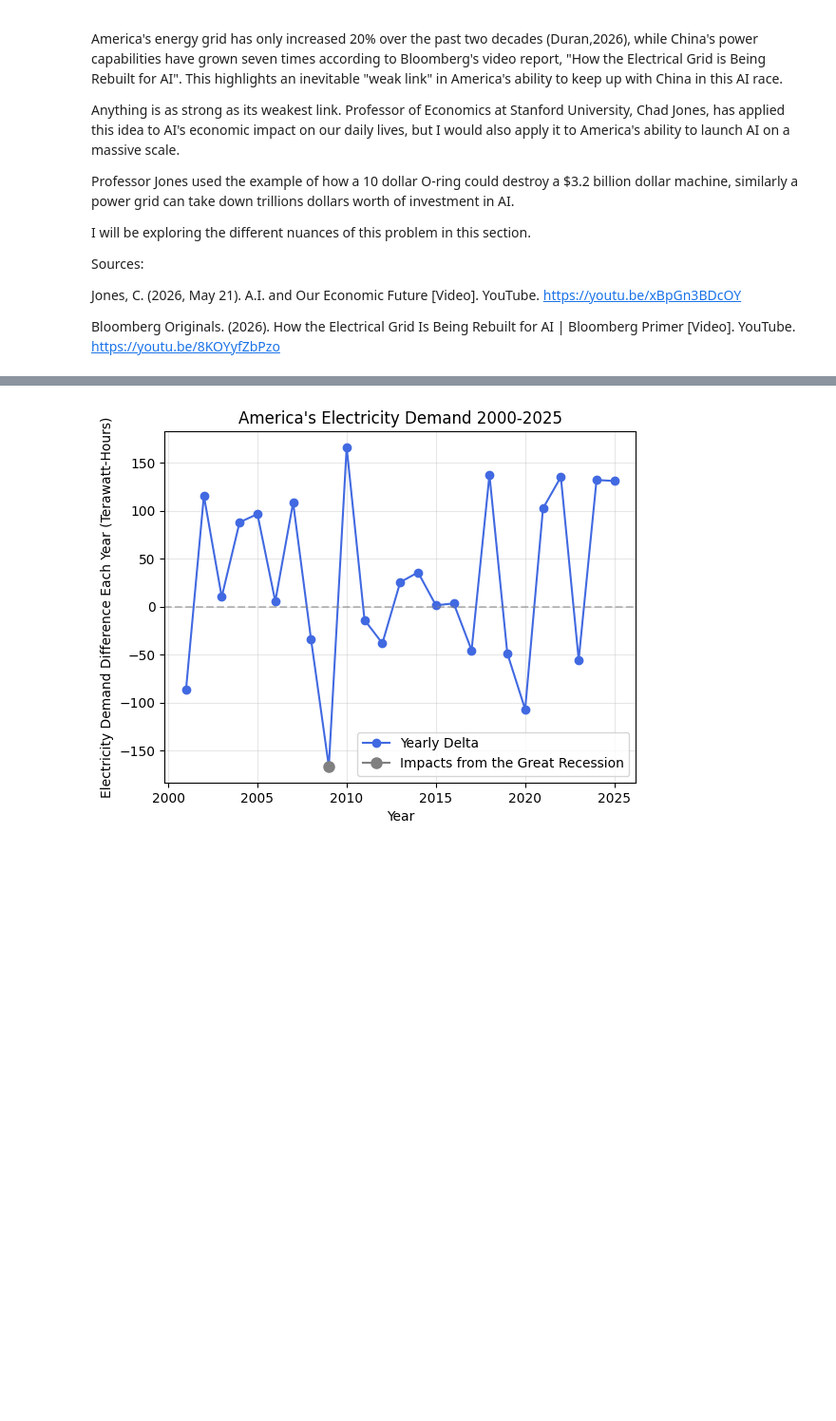
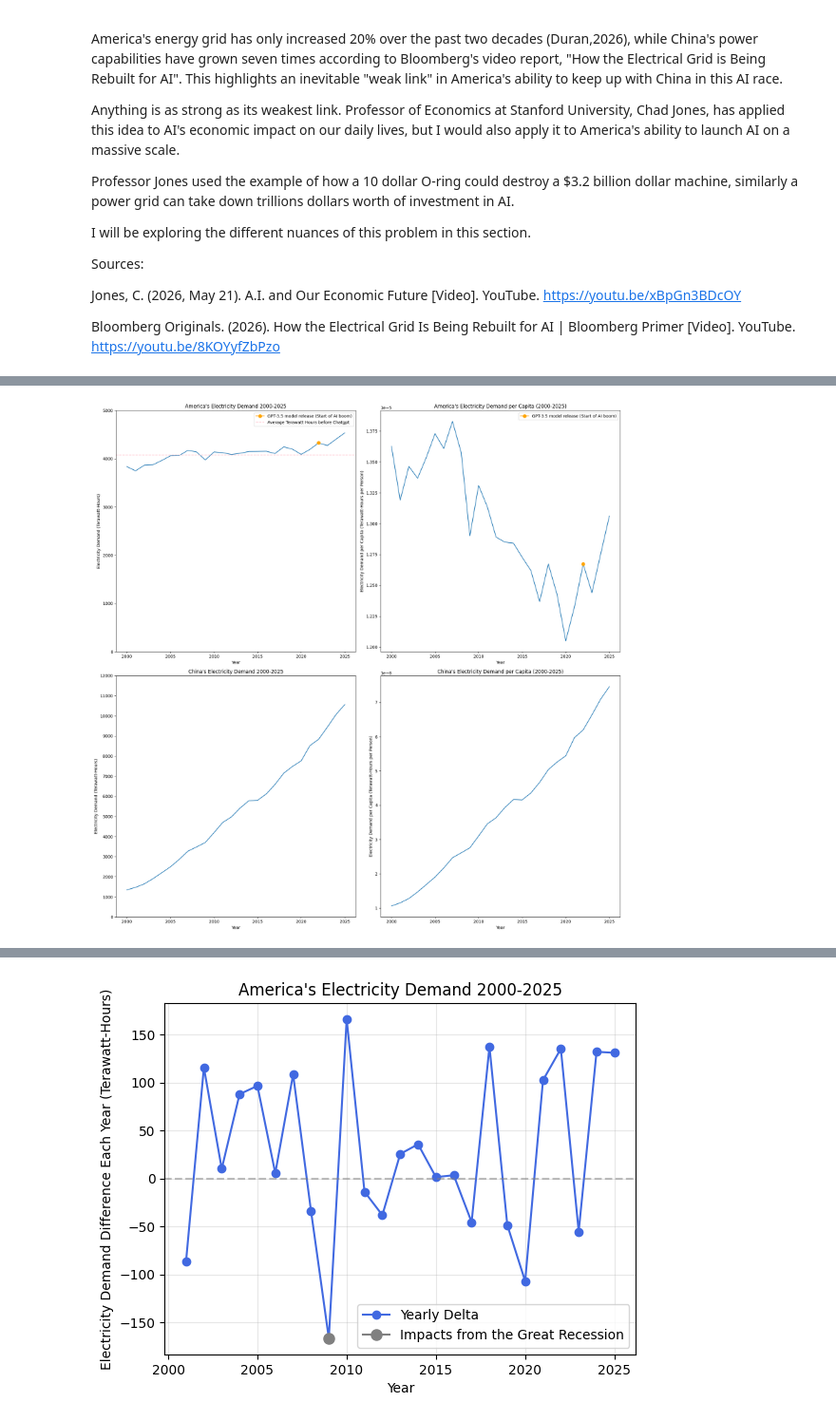
Before and after one commit to kduran-stack/climate_collection_kd, a Jupyter notebook: ML_energy_demand.ipynb, the cells around one changed output, grey strips where cells are left out. Shown at 95% size. Drawn from its saved outputs; the diff is of its cells as text; code cells hidden in the pictures; blank space fills up the shorter version.

Commit message:
Final set up of first graph, with both America and China. Code has been reorganized and cleaned.

```diff
--- a/ML_energy_demand.ipynb
+++ b/ML_energy_demand.ipynb
@@ -193,0 +145,86 @@ CAGR (Annualized Pace):  0.76%
+# %%
+#Plotting: Code reformatted to look better to see earlier versions look at file history
+
+#taking away vertical scroll
+from google.colab import output
+output.no_vertical_scroll()
+
+#Plot setup
+
+plt.figure(figsize=(18, 18))  #width,height
+# Changed to spanning 4 rows and 4 columns so they fill up the 8x8 space nicely - AI fix
+ax1 = plt.subplot2grid((8,8), (0,0), rowspan=4, colspan=4) # America's electricity demand
+ax2 = plt.subplot2grid((8,8), (0,4), rowspan=4, colspan=4) # America's Electricity demand per capita
+ax3 = plt.subplot2grid((8,8), (4,0), rowspan=4, colspan=4) # China's electricity demand
+ax4 = plt.subplot2grid((8,8), (4,4), rowspan=4, colspan=4) # China's electricity demand per capita
+
+
+# Plot 1: America Electricity demand
+ax1.plot(america["year"], america["electricity_demand"])
+ax1.set_yticks(np.arange(0, 5001, 1000))
+ax1.set(
+    ylim=(0, 5000),
+    xlabel="Year",
+    ylabel="Electricity Demand (Terawatt-Hours)",
+    title="America's Electricity Demand 2000-2025"
+)
+#dot mask first graph:
+a1_2022 = america[america["year"] == 2022]
+a1_demand_2022 = a1_2022["electricity_demand"]
+ax1.plot(2022, a1_demand_2022, marker="o", color="orange", markersize=8, label="GPT-3.5 model release (Start of AI boom)")
+
+#average line before chatgpt (will need to put statistics before this and move data before this also)
+ax1.axhline(y=avg_2000_2022, color="pink", linestyle="--", label="Average Terawatt Hours before Chatgpt")
+
+ax1.legend()
+
+#END of first plot
+
+#Plot 2: America electricity demand per capita
+
+# Conversion to terawatts
+america_per["electricity_demand_per_capita"] = america_per["electricity_demand_per_capita"] / 1_000_000_000
+
+#body of plot 2
+ax2.plot(america_per["year"], america_per["electricity_demand_per_capita"])
+ax2.set_xlabel("Year")
+ax2.set_ylabel("Electricity Demand per Capita (Terawatt-Hours per Person)")
+ax2.set_title("America's Electricity Demand per Capita (2000-2025)")
+#details for plot 2
+
+# Mask for 2022 dot
+row_2022 = america_per[america_per["year"] == 2022]
+demand_2022 = row_2022["electricity_demand_per_capita"]
+ax2.plot(2022, demand_2022, marker="o", color="orange", markersize=8, label="GPT-3.5 model release (Start of AI boom)")
+ax2.legend()
+
+#END of second plot
+
+
+# Plot 3: China's electricity demand
+ax3.plot(china["year"], china["electricity_demand"])
+ax3.set_yticks(np.arange(0, 12001, 1000))
+ax3.set(
+    ylim=(0, 12000),
+    xlabel="Year",
+    ylabel="Electricity Demand (Terawatt-Hours)",
+    title="China's Electricity Demand 2000-2025"
+)
+
+
+#END of Plot 3
+
+# Plot 4: China's electricity demand per capita
+
+
+ax4.plot(china_per["year"], china_per["electricity_demand_per_capita"])
+ax4.set_xlabel("Year")
+ax4.set_ylabel("Electricity Demand per Capita (Terawatt-Hours per Person)")
+ax4.set_title("China's Electricity Demand per Capita (2000-2025)")
+
+#END of PLOT 4
+
+plt.tight_layout() # Automatically adjust spacing so labels don't overlap
+plt.show()
+plt.close()
+# %% [output]
@@ -193,0 +232 @@ CAGR (Annualized Pace):  0.76%
+[figure, added]
```
Also changed, not shown: parts of 9 cells of this notebook.
